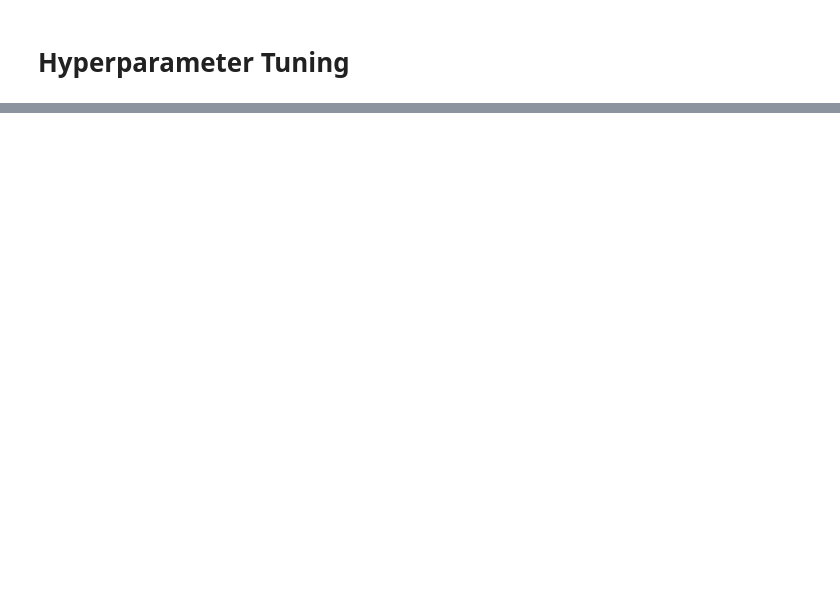
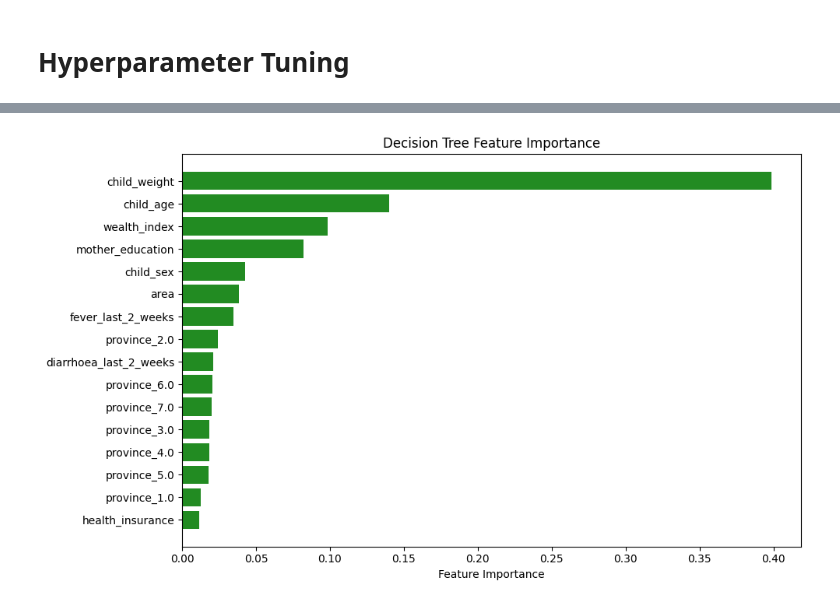
Before and after one commit to deepakbastola/malnutrition, a Jupyter notebook: models/dtree.ipynb, the cells around one changed output, grey strips where cells are left out. Saved outputs shown, nothing was run; the diff lists cells and outputs as text; code cells hidden in the pictures; blank space fills up the shorter version.

```diff
--- a/models/dtree.ipynb
+++ b/models/dtree.ipynb
@@ -184,0 +138,13 @@ plt.show()
+# %%
+# Get feature importances in simple model
+feature_importance = dt.feature_importances_
+feature_names = X_train.columns
+
+# Create DataFrame
+importance_df = pd.DataFrame({
+    'Feature': feature_names,
+    'Importance': feature_importance
+}).sort_values(by='Importance', ascending=False)
+
+# Display
+print(importance_df)
@@ -184,0 +169,11 @@ plt.show()
+# %%
+# Bar plot
+plt.figure(figsize=(10, 6))
+plt.barh(importance_df['Feature'], importance_df['Importance'], color='forestgreen')
+plt.xlabel("Feature Importance")
+plt.title("Decision Tree Feature Importance")
+plt.gca().invert_yaxis()
+plt.tight_layout()
+plt.show()
+# %% [output]
+[figure, added]
```
Also changed, not shown: parts of 23 cells of this notebook, 2 other files.
